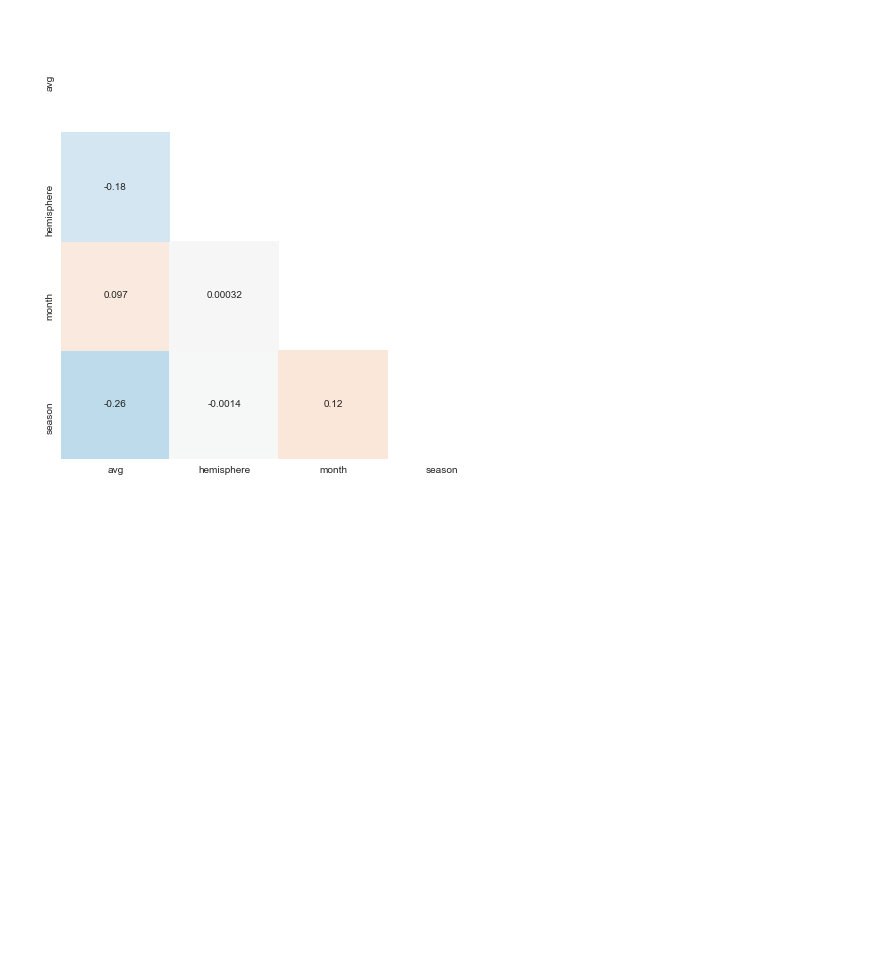
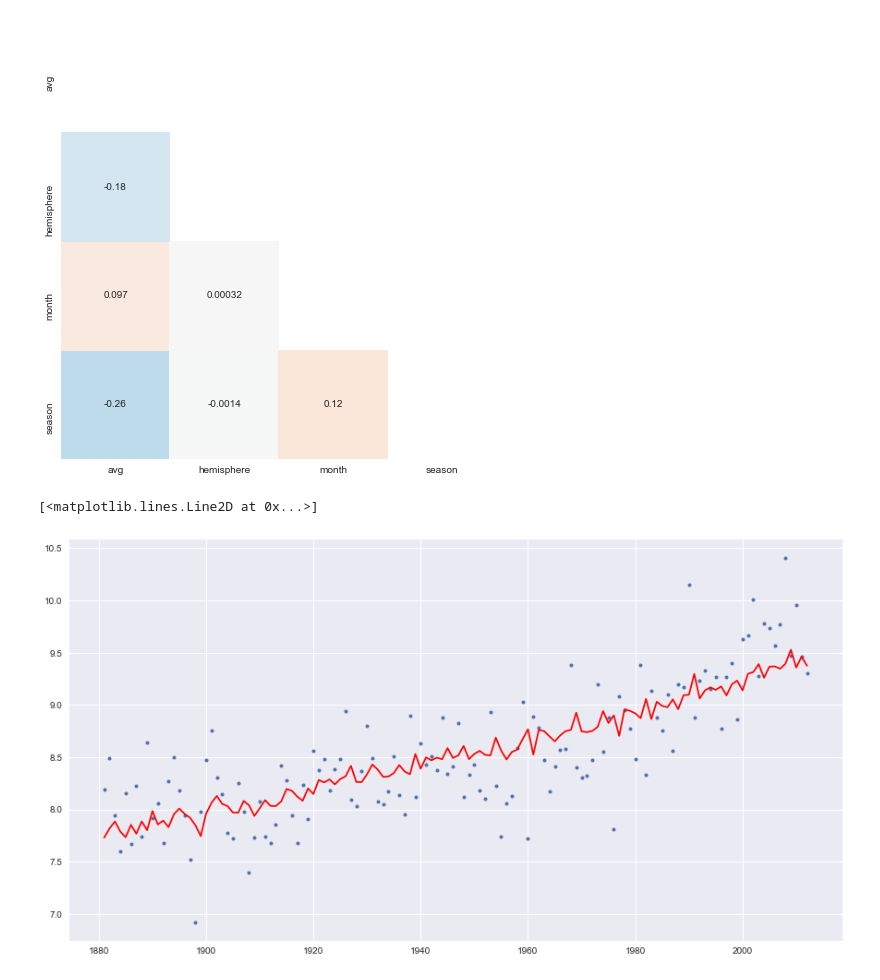
Before and after one commit to smcsicardi/metnum-tp3, a Jupyter notebook: temperature by countries.ipynb, the cells around one changed output. Cells and saved outputs as stored; diff of their text form; code cells hidden in the pictures; blank space fills up the shorter version.

```diff
--- a/temperature by countries.ipynb
+++ b/temperature by countries.ipynb
@@ -172,3 +172,17 @@ with sns.axes_style("white"):
     sns.heatmap(corr, mask=mask, square=True, annot=True, cbar=False)
 # %% [output]
 [figure]
+# %%
+df = pd.read_csv('data/worldTemperature.csv')
+df['prev'] = df['temp'].shift(1)
+df = df[1:]
+
+xs = df[['year', 'prev']].as_matrix()
+f = cml(lambda x: [1, x[0], x[1]], xs, df['temp'])
+results = list(map(f, xs))
+
+plt.plot(df['year'], df['temp'], 'o', label='Temperatura', markersize=4)
+plt.plot(df['year'], results, 'r', label='CML')
+# %% [output]
+[<matplotlib.lines.Line2D at 0x...>]
+[figure, added]
```
Also changed, not shown: 3 other files.
